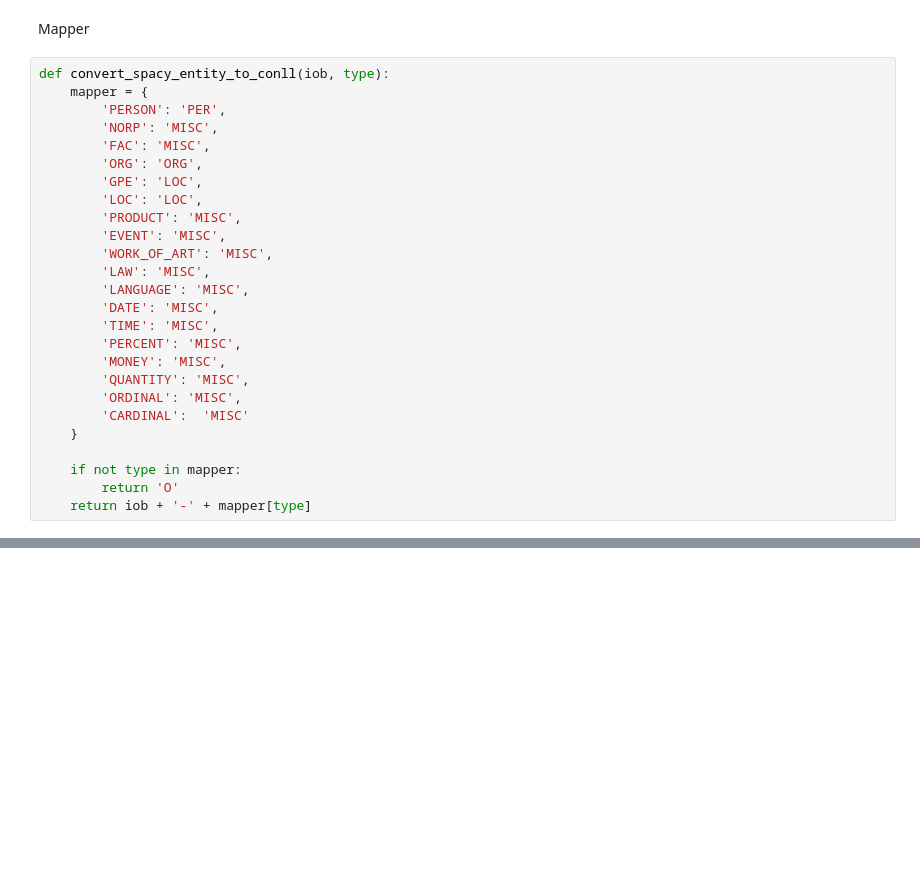
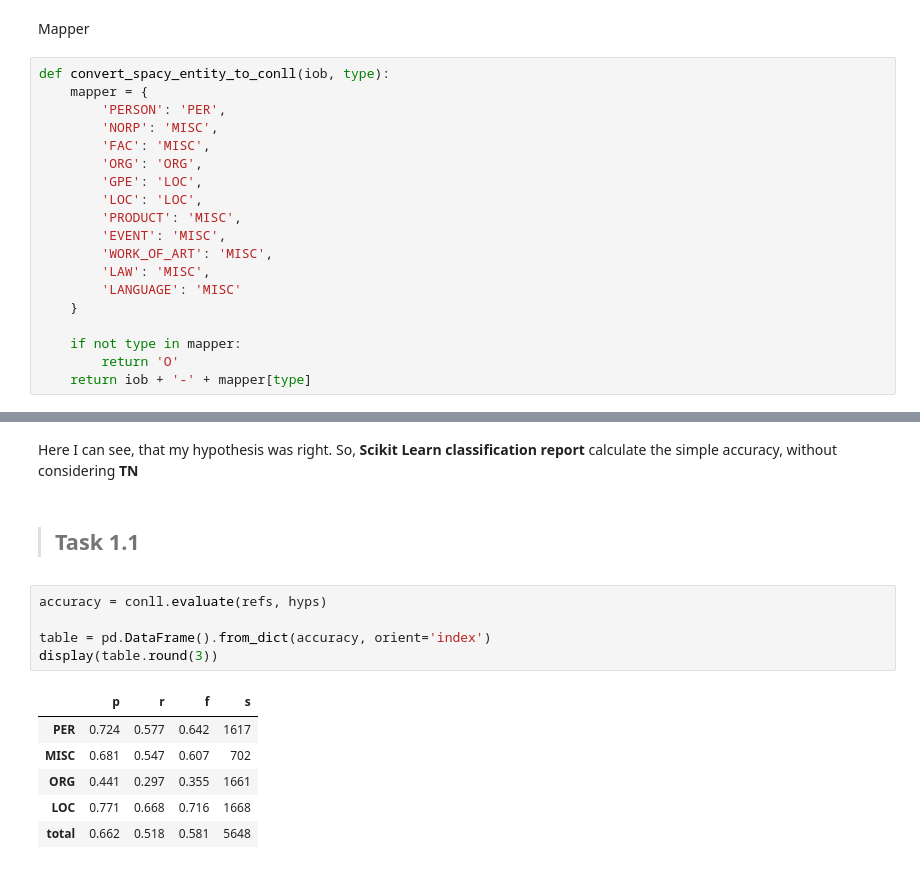
Before and after one commit to ZizZu94/nlu-second-assignment, a Jupyter notebook: notebook.ipynb, the cells around one changed output, grey strips where cells are left out. Drawn from its saved outputs; the diff is of its cells as text; blank space fills up the shorter version.

Commit message:
Done first and second tasks

```diff
--- a/notebook.ipynb
+++ b/notebook.ipynb
@@ -112,14 +150,7 @@ def convert_spacy_entity_to_conll(iob, type):
         'EVENT': 'MISC',
         'WORK_OF_ART': 'MISC',
         'LAW': 'MISC',
-        'LANGUAGE': 'MISC',
-        'DATE': 'MISC',
-        'TIME': 'MISC',
-        'PERCENT': 'MISC',
-        'MONEY': 'MISC',
-        'QUANTITY': 'MISC',
-        'ORDINAL': 'MISC',
-        'CARDINAL':  'MISC'
+        'LANGUAGE': 'MISC'
     }
 
     if not type in mapper:
@@ -190,0 +322,17 @@ FileNotFoundError: ignored
+# %% [markdown]
+Here I can see, that my hypothesis was right.
+So, **Scikit Learn classification report** calculate the simple accuracy, without considering **TN**
+# %% [markdown]
+> ## **Task 1.1**
+# %%
+accuracy = conll.evaluate(refs, hyps)
+
+table = pd.DataFrame().from_dict(accuracy, orient='index')
+display(table.round(3))
+# %% [output]
+|  | p | r | f | s |
+| PER | 0.724 | 0.577 | 0.642 | 1617 |
+| MISC | 0.681 | 0.547 | 0.607 | 702 |
+| ORG | 0.441 | 0.297 | 0.355 | 1661 |
+| LOC | 0.771 | 0.668 | 0.716 | 1668 |
+| total | 0.662 | 0.518 | 0.581 | 5648 |
```
Also changed, not shown: parts of 30 cells of this notebook.
